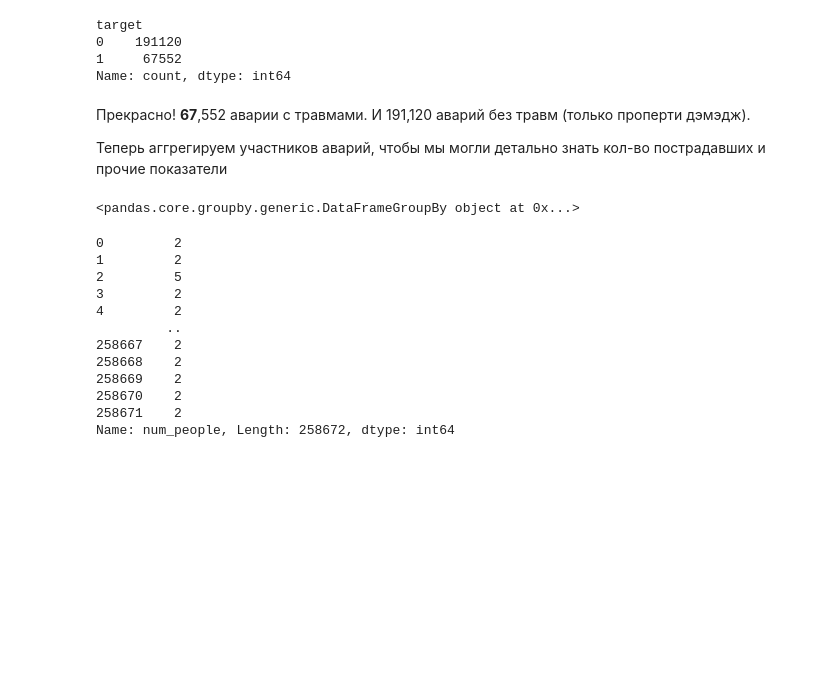
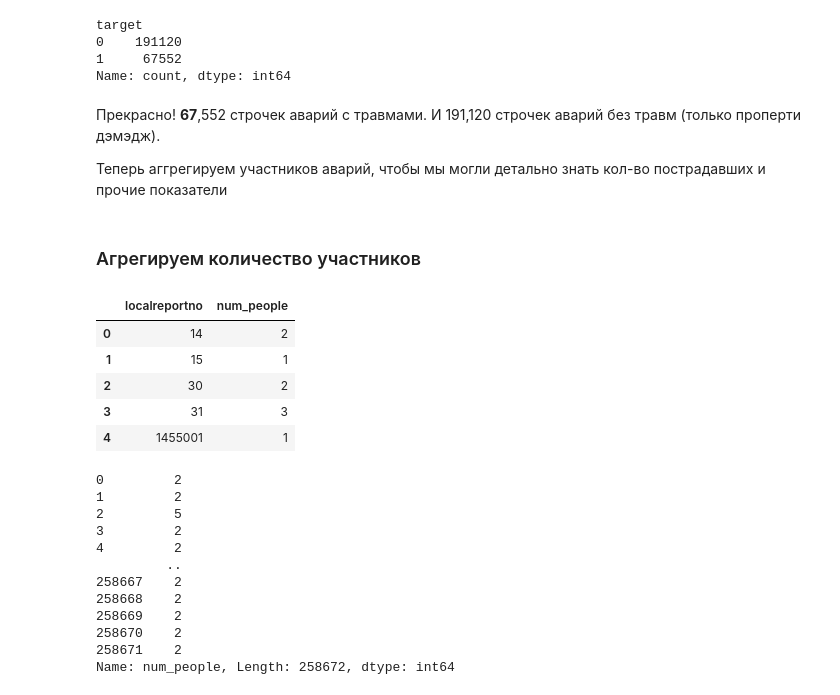
Before and after one commit to tdrkn/GP5, a Jupyter notebook: 1/GP5_1.ipynb, the cells around one changed output. Saved outputs shown, nothing was run; the diff lists cells and outputs as text; code cells hidden in the pictures; blank space fills up the shorter version.

```diff
--- a/1/GP5_1.ipynb
+++ b/1/GP5_1.ipynb
@@ -248,13 +248,20 @@ target
 1     67552
 Name: count, dtype: int64
 # %% [markdown]
-Прекрасно! __67__,552 аварии с травмами. И 191,120 аварий без травм (только проперти дэмэдж).
+Прекрасно! __67__,552 строчек аварий с травмами. И 191,120 строчек аварий без травм (только проперти дэмэдж).
 
 Теперь аггрегируем участников аварий, чтобы мы могли детально знать кол-во пострадавших и прочие показатели
-# %%
-g = df.groupby('localreportno')
-g
-# %% [output]
-<pandas.core.groupby.generic.DataFrameGroupBy object at 0x...>
+# %% [markdown]
+### Агрегируем количество участников
+# %%
+num_people = df.groupby('localreportno').size().reset_index(name='num_people')
+num_people.head()
+# %% [output]
+|  | localreportno | num_people |
+| 0 | 14 | 2 |
+| 1 | 15 | 1 |
+| 2 | 30 | 2 |
+| 3 | 31 | 3 |
+| 4 | 1455001 | 1 |
 # %%
 df['num_people'] = g['localreportno'].transform('size')
```
Also changed, not shown: parts of 1 cell of this notebook.
